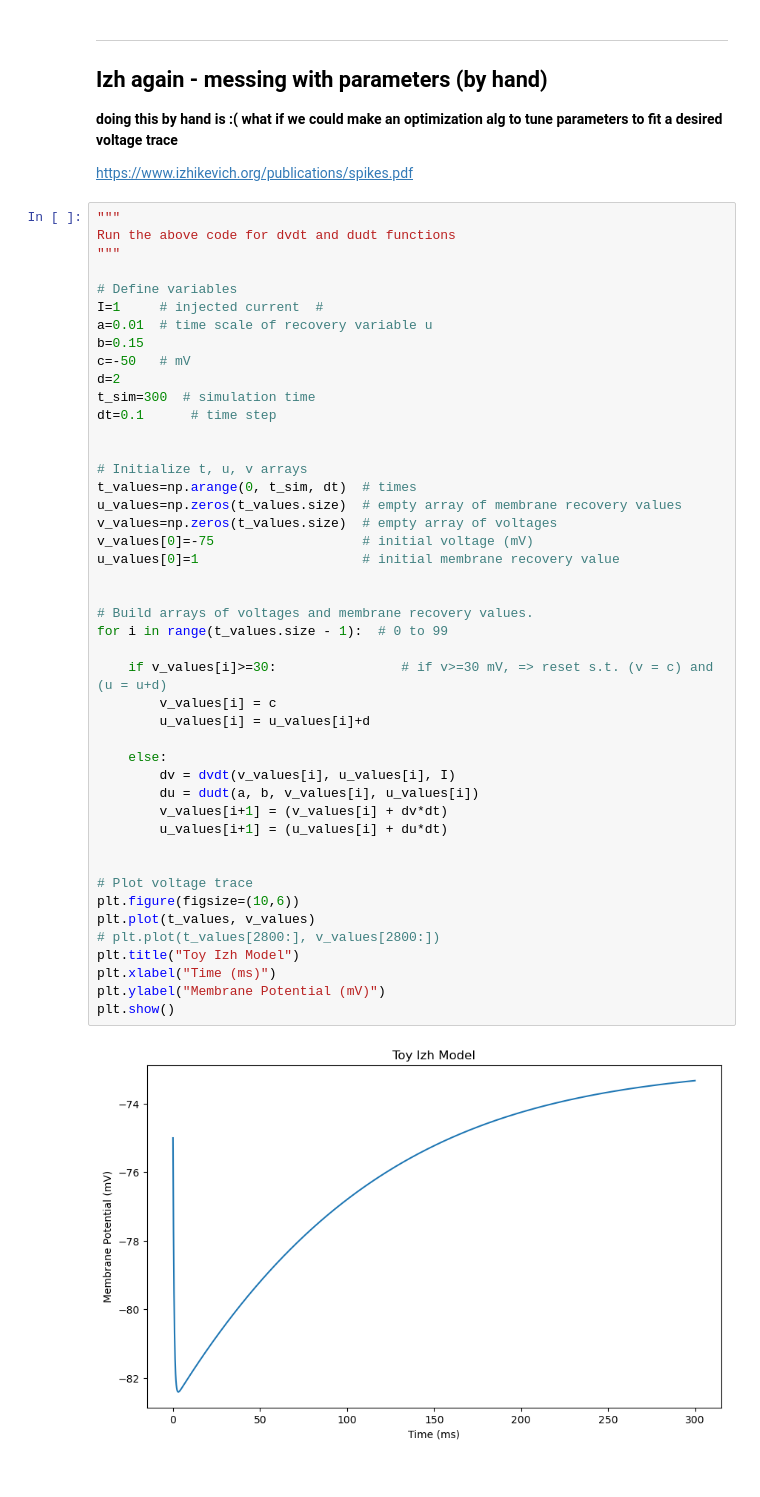
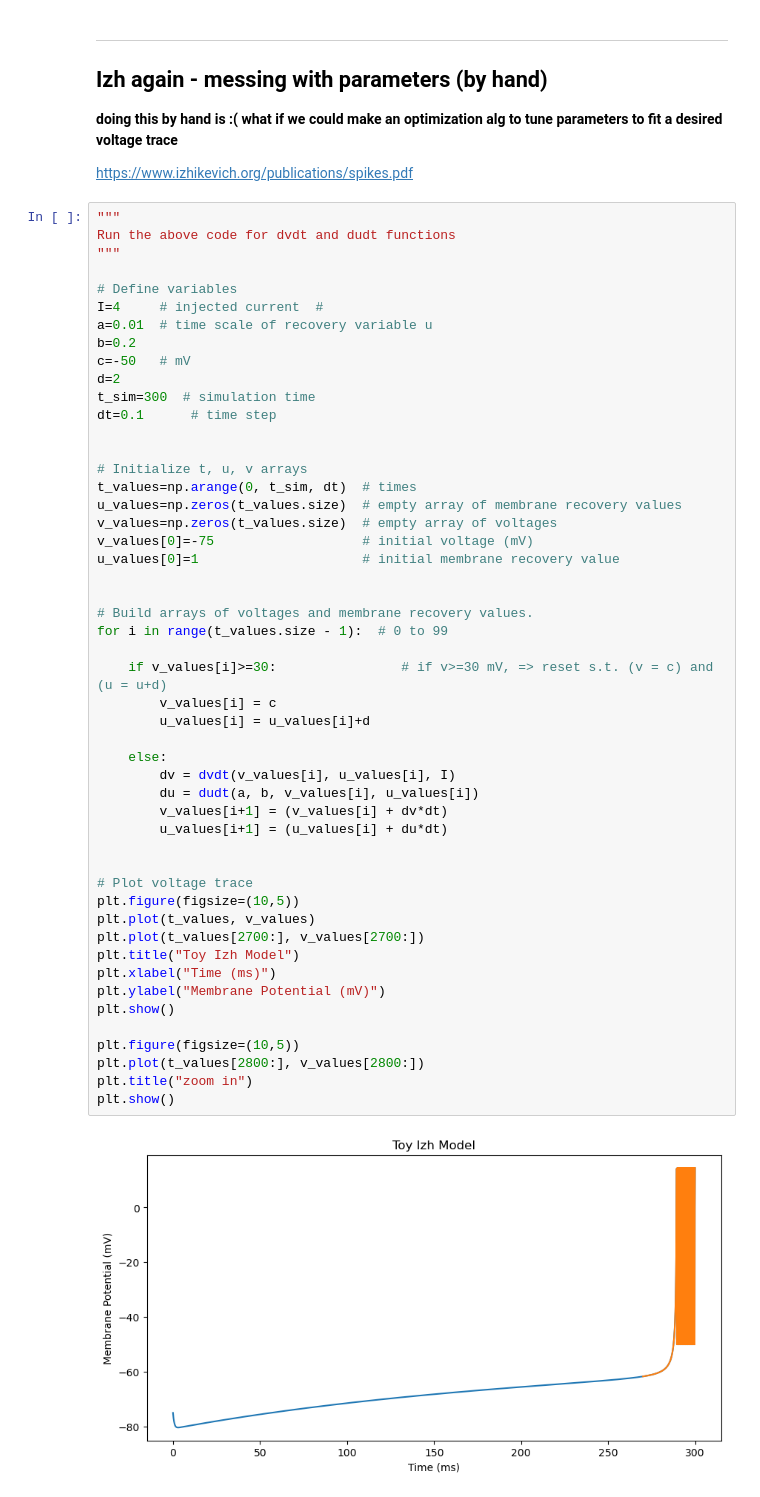
Before and after one commit to brittahn/CASMA665, a Jupyter notebook: Independent Work/Toy INF LIF.ipynb, the cells around one changed output. Cells and saved outputs as stored; diff of their text form.

```diff
--- a/Independent Work/Toy INF LIF.ipynb
+++ b/Independent Work/Toy INF LIF.ipynb
@@ -342,9 +342,9 @@ Run the above code for dvdt and dudt functions
 """
 
 # Define variables
-I=1     # injected current  #
+I=4     # injected current  #
 a=0.01  # time scale of recovery variable u
-b=0.15
+b=0.2
 c=-50   # mV
 d=2
 t_sim=300  # simulation time
@@ -353,33 +353,38 @@ dt=0.1      # time step
 
 # Initialize t, u, v arrays
 t_values=np.arange(0, t_sim, dt)  # times
 u_values=np.zeros(t_values.size)  # empty array of membrane recovery values
 v_values=np.zeros(t_values.size)  # empty array of voltages
 v_values[0]=-75                   # initial voltage (mV)
 u_values[0]=1                     # initial membrane recovery value
 
 
 # Build arrays of voltages and membrane recovery values.
 for i in range(t_values.size - 1):  # 0 to 99
 
     if v_values[i]>=30:                # if v>=30 mV, => reset s.t. (v = c) and (u = u+d)
         v_values[i] = c
         u_values[i] = u_values[i]+d
 
     else:
         dv = dvdt(v_values[i], u_values[i], I)
         du = dudt(a, b, v_values[i], u_values[i])
         v_values[i+1] = (v_values[i] + dv*dt)
         u_values[i+1] = (u_values[i] + du*dt)
 
 
 # Plot voltage trace
-plt.figure(figsize=(10,6))
+plt.figure(figsize=(10,5))
 plt.plot(t_values, v_values)
-# plt.plot(t_values[2800:], v_values[2800:])
+plt.plot(t_values[2700:], v_values[2700:])
 plt.title("Toy Izh Model")
 plt.xlabel("Time (ms)")
 plt.ylabel("Membrane Potential (mV)")
 plt.show()
+
+plt.figure(figsize=(10,5))
+plt.plot(t_values[2800:], v_values[2800:])
+plt.title("zoom in")
+plt.show()
 # %% [output]
-[figure, old version]
+[figure, new version]
```
Also changed, not shown: parts of 1 cell of this notebook.
